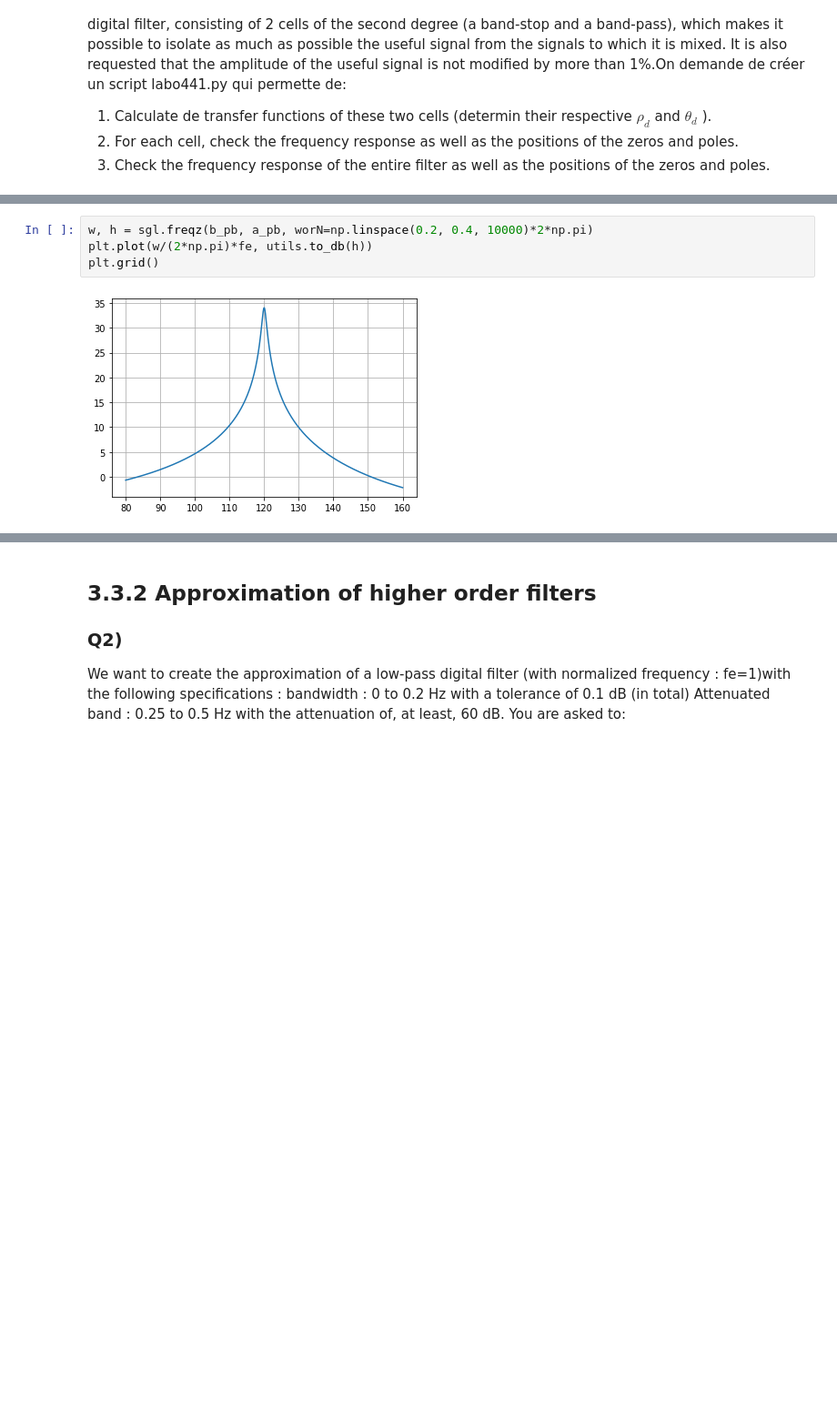
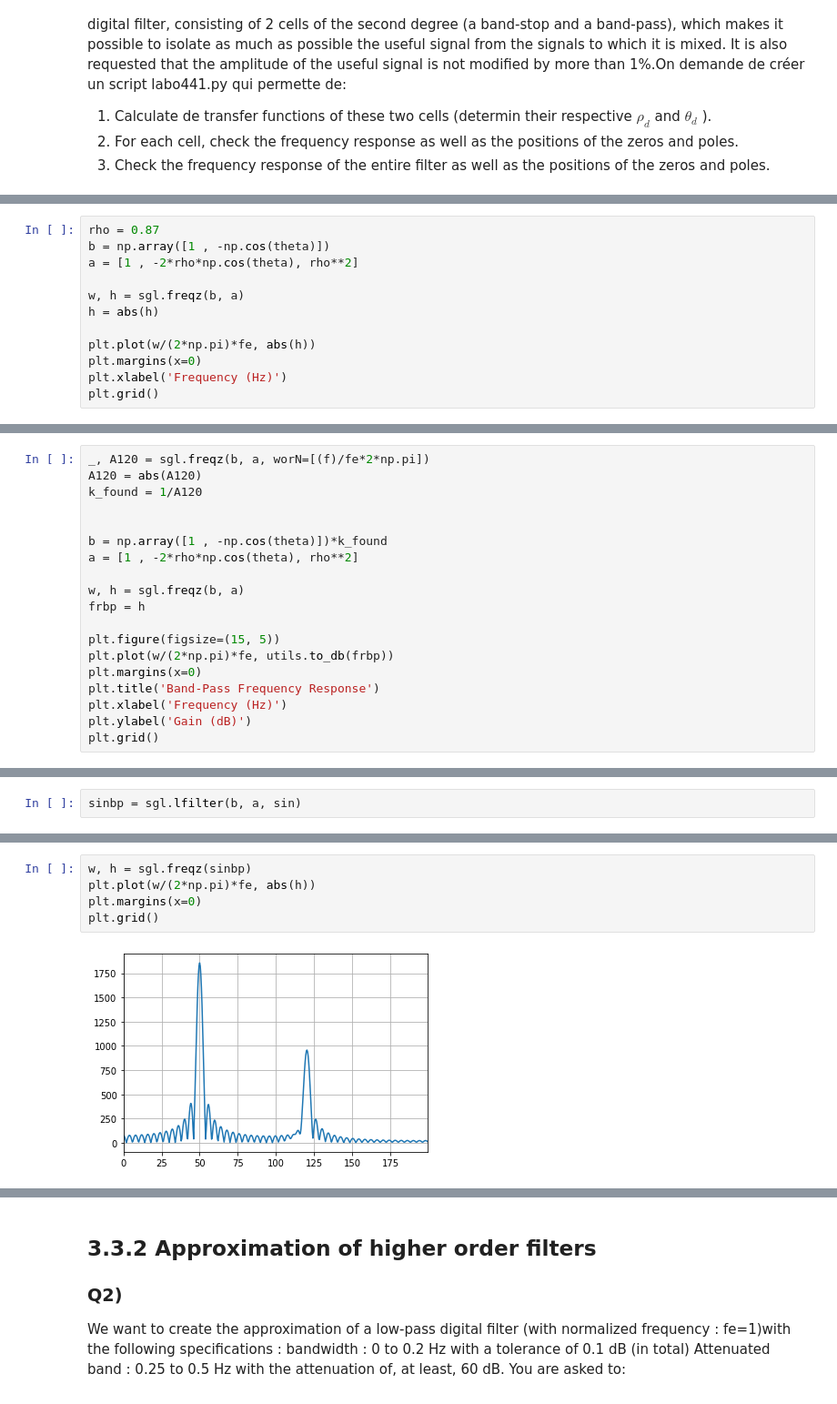
Before and after one commit to lionelGoffaux/tp_signal, a Jupyter notebook: lab3.ipynb, the cells around one changed output, grey strips where cells are left out. Shown at 91% size. Drawn from its saved outputs; the diff is of its cells as text; blank space fills up the shorter version.

```diff
--- a/lab3.ipynb
+++ b/lab3.ipynb
@@ -70,0 +82,12 @@ plt.plot(x, sin_pb)
+# %%
+rho = 0.87
+b = np.array([1 , -np.cos(theta)])
+a = [1 , -2*rho*np.cos(theta), rho**2]
+
+w, h = sgl.freqz(b, a)
+h = abs(h)
+
+plt.plot(w/(2*np.pi)*fe, abs(h))
+plt.margins(x=0)
+plt.xlabel('Frequency (Hz)')
+plt.grid()
@@ -70,0 +96,19 @@ plt.plot(x, sin_pb)
+# %%
+_, A120 = sgl.freqz(b, a, worN=[(f)/fe*2*np.pi])
+A120 = abs(A120)
+k_found = 1/A120
+
+
+b = np.array([1 , -np.cos(theta)])*k_found
+a = [1 , -2*rho*np.cos(theta), rho**2]
+
+w, h = sgl.freqz(b, a)
+frbp = h
+
+plt.figure(figsize=(15, 5))
+plt.plot(w/(2*np.pi)*fe, utils.to_db(frbp))
+plt.margins(x=0)
+plt.title('Band-Pass Frequency Response')
+plt.xlabel('Frequency (Hz)')
+plt.ylabel('Gain (dB)')
+plt.grid()
@@ -70,0 +123,2 @@ plt.plot(x, sin_pb)
+# %%
+sinbp = sgl.lfilter(b, a, sin)
@@ -77,6 +193,7 @@ plt.plot(w/(2*np.pi)*fe, utils.to_db(h))
 # %%
-w, h = sgl.freqz(b_pb, a_pb, worN=np.linspace(0.2, 0.4, 10000)*2*np.pi)
-plt.plot(w/(2*np.pi)*fe, utils.to_db(h))
+w, h = sgl.freqz(sinbp)
+plt.plot(w/(2*np.pi)*fe, abs(h))
+plt.margins(x=0)
 plt.grid()
 # %% [output]
-[figure, old version]
+[figure, new version]
```
Also changed, not shown: parts of 17 cells of this notebook, 1 other file.
